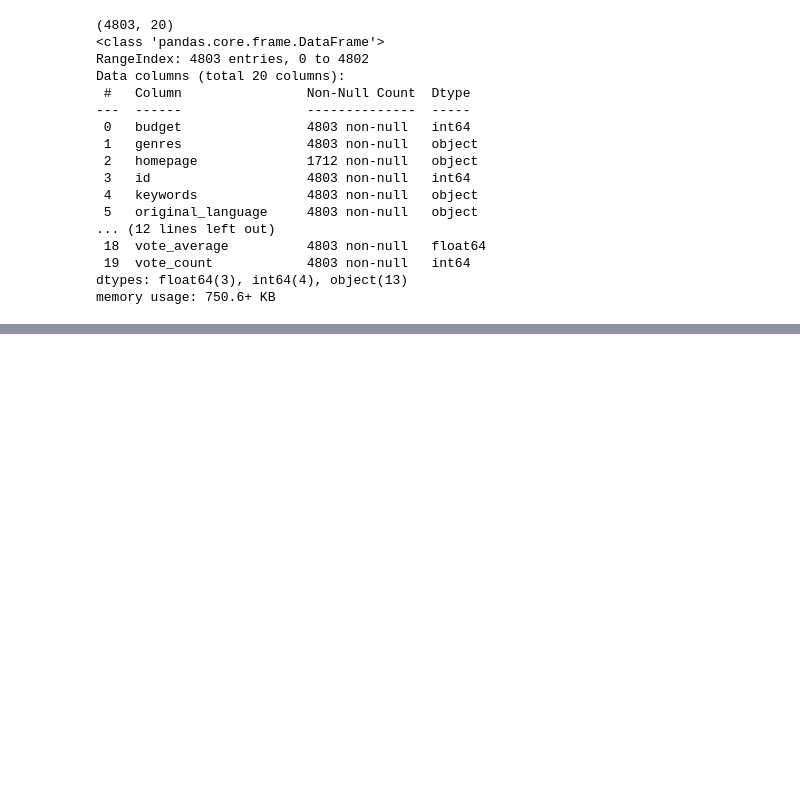
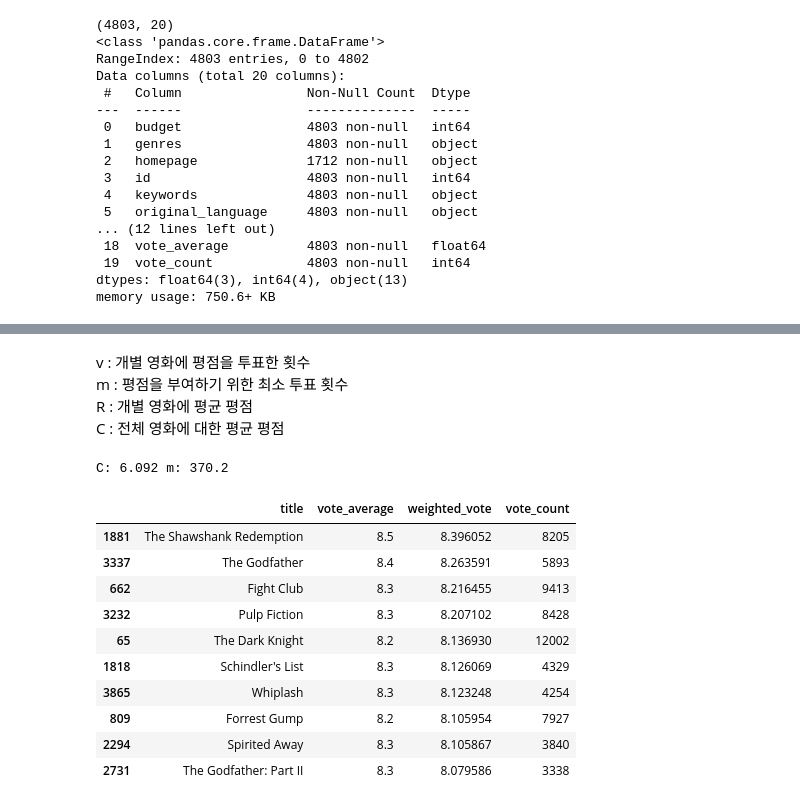
Before and after one commit to Junoflows/LGHV_DX_school, a Jupyter notebook: MachineLearning/0907 Association analysis.ipynb, the cells around one changed output, grey strips where cells are left out. Drawn from its saved outputs; the diff is of its cells as text; code cells hidden in the pictures; blank space fills up the shorter version.

```diff
--- a/MachineLearning/0907 Association analysis.ipynb
+++ b/MachineLearning/0907 Association analysis.ipynb
@@ -458,0 +461,4 @@ memory usage: 750.6+ KB
+# %%
+movies_df = movies[['id','title', 'genres', 'vote_average', 'vote_count',
+                    'popularity', 'keywords', 'overview']]
+print(movies_df[['genres','keywords']][:1])
@@ -458,0 +471,13 @@ memory usage: 750.6+ KB
+# %%
+# 장르와 키워드는 문자열인데 포멧이 python 의 list
+# 이 때 사용하는 함수는 eval 이나 ast 패키지의 literal_eval 함수
+
+from ast import literal_eval
+movies_df['genres'] = movies_df['genres'].apply(literal_eval)
+movies_df['keywords'] = movies_df['keywords'].apply(literal_eval)
+
+# genres 와 keywords 에서 dict 에서 name 에 해당하는 값만 추출해서 list로 추출
+movies_df['genres'] = movies_df['genres'].apply(lambda x : [y['name'] for y in x])
+movies_df['keywords'] = movies_df['keywords'].apply(lambda x : [y['name'] for y in x])
+
+movies_df[['genres', 'keywords']][:1]
@@ -458,0 +487,9 @@ memory usage: 750.6+ KB
+# %%
+# 장르별 유사도 측정을 위해서 장르를 피처 벡터 행렬로 생성
+from sklearn.feature_extraction.text import CountVectorizer
+
+# CountVectorizer를 적용하기 위해 공백 문자로 word 단위가 구분되는 문자열로 변환.
+movies_df['genres_literal'] = movies_df['genres'].apply(lambda x : (' ').join(x))
+count_vect = CountVectorizer(min_df=0.0, ngram_range=(1,2))
+genre_mat = count_vect.fit_transform(movies_df['genres_literal'])
+print(genre_mat.shape)
@@ -458,0 +576,33 @@ memory usage: 750.6+ KB
+# %% [markdown]
+v : 개별 영화에 평점을 투표한 횟수
+m : 평점을 부여하기 위한 최소 투표 횟수
+R : 개별 영화에 평균 평점
+C : 전체 영화에 대한 평균 평점
+# %%
+# 가중 평점 구하기
+C = movies_df['vote_average'].mean()
+m = movies_df['vote_count'].quantile(0.6)
+print('C:',round(C,3), 'm:',round(m,3))
+# %% [output]
+C: 6.092 m: 370.2
+# %%
+# 가중 평점 계산
+def weighted_vote_average(record):
+    v = record['vote_count']
+    R = record['vote_average']
+    return ( (v/(v+m)) * R ) + ( (m/(m+v)) * C )
+
+movies_df['weighted_vote'] = movies_df.apply(weighted_vote_average, axis=1)
+movies_df[['title','vote_average','weighted_vote','vote_count']].sort_values('weighted_vote', ascending=False)[:10]
+# %% [output]
+|  | title | vote_average | weighted_vote | vote_count |
+| 1881 | The Shawshank Redemption | 8.5 | 8.396052 | 8205 |
+| 3337 | The Godfather | 8.4 | 8.263591 | 5893 |
+| 662 | Fight Club | 8.3 | 8.216455 | 9413 |
+| 3232 | Pulp Fiction | 8.3 | 8.207102 | 8428 |
+| 65 | The Dark Knight | 8.2 | 8.136930 | 12002 |
+| 1818 | Schindler's List | 8.3 | 8.126069 | 4329 |
+| 3865 | Whiplash | 8.3 | 8.123248 | 4254 |
+| 809 | Forrest Gump | 8.2 | 8.105954 | 7927 |
+| 2294 | Spirited Away | 8.3 | 8.105867 | 3840 |
+| 2731 | The Godfather: Part II | 8.3 | 8.079586 | 3338 |
```
Also changed, not shown: parts of 41 cells of this notebook.
